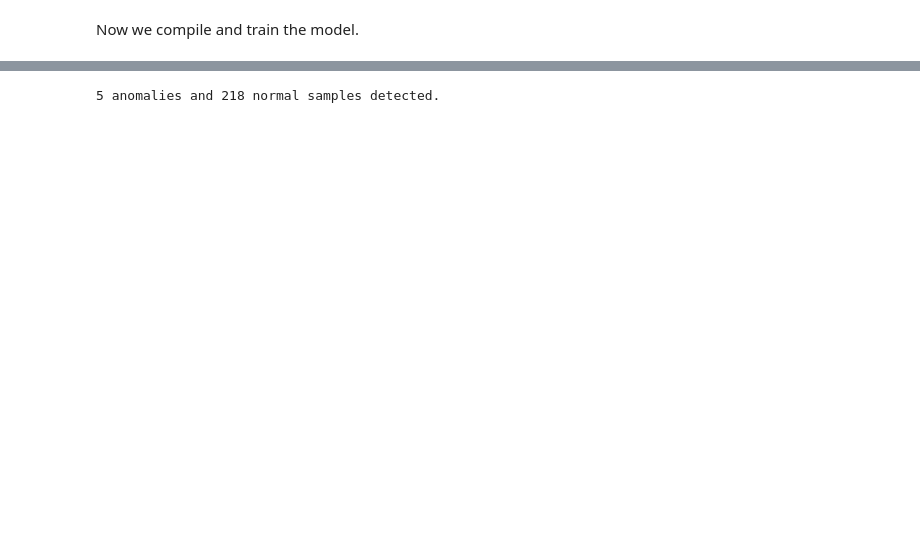
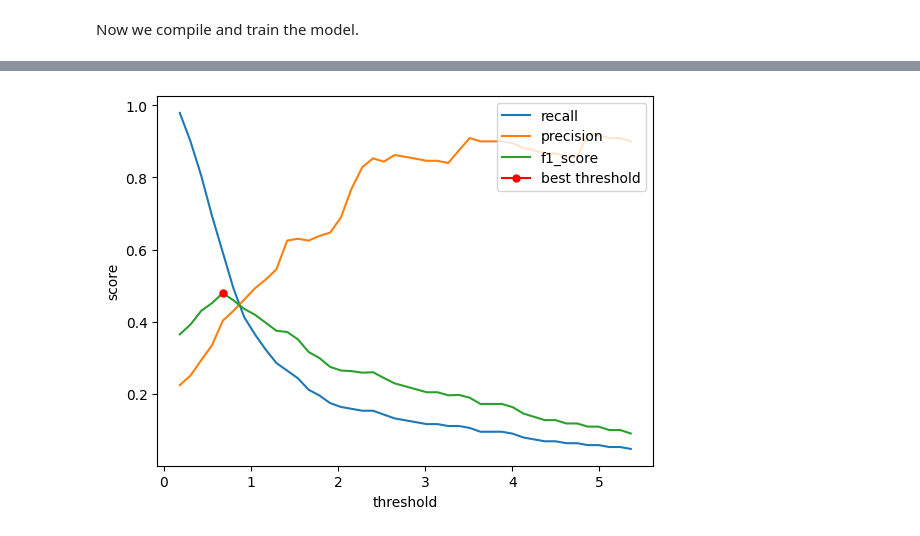
Before and after one commit to jstringara/Fintech, a Jupyter notebook: BC3/autoencoder.ipynb, the cells around one changed output, grey strips where cells are left out. Saved outputs shown, nothing was run; the diff lists cells and outputs as text; code cells hidden in the pictures; blank space fills up the shorter version.

```diff
--- a/BC3/autoencoder.ipynb
+++ b/BC3/autoencoder.ipynb
@@ -154,7 +308,8 @@ Epoch 100/100
 # %%
 # Make prediction
 prediction_test = model.predict(X_test)
-# Evaluate the model on test set
-reconstruction_errors = np.mean(np.power(X_test - model.predict(X_test), 2), axis=1)
-reconstruction_errors_train = np.mean(np.power(X_train - model.predict(X_train), 2), axis=1)
+prediction_train = model.predict(X_train)
+# Evaluate the model on test set and on training (we take the mean of the squared errors)
+reconstruction_errors = np.mean(np.power(X_test - prediction_test, 2), axis=1)
+reconstruction_errors_train = np.mean(np.power(X_train - prediction_train, 2), axis=1)
 # %% [output]
@@ -164,8 +318,46 @@ reconstruction_errors_train = np.mean(np.power(X_train - model.predict(X_train),
-# %%
-# Set threshold based on reconstruction error distribution of inlier samples
-threshold = np.percentile(reconstruction_errors_train, 97.5)
-anomalies = np.where(reconstruction_errors > threshold)[0]
-normal = np.where(reconstruction_errors <= threshold)[0]
-print(f"{len(anomalies)} anomalies and {len(normal)} normal samples detected.")
-# %% [output]
-5 anomalies and 218 normal samples detected.
+# %%
+# find the best threshold for the reconstruction error (on the training set)
+# create a vector of 100 values between the minimum and maximum reconstruction error
+thresholds = np.linspace(np.min(reconstruction_errors_train), np.max(reconstruction_errors_train), 200)
+# create a dataframe with first column the thresholds above, then a column for true positives, false positives, true negatives and false negatives, then a column for recall, precision and f1 score
+df = pd.DataFrame(thresholds, columns=['threshold'])
+df['tp'] = np.zeros(len(thresholds))
+df['fp'] = np.zeros(len(thresholds))
+df['tn'] = np.zeros(len(thresholds))
+df['fn'] = np.zeros(len(thresholds))
+df['recall'] = np.zeros(len(thresholds))
+df['precision'] = np.zeros(len(thresholds))
+df['f1_score'] = np.zeros(len(thresholds))
+
+# for each threshold
+for threshold in thresholds:
+    # create the confusion matrix
+    tp = np.sum(np.logical_and(reconstruction_errors_train > threshold, Y_train == 1))
+    fp = np.sum(np.logical_and(reconstruction_errors_train > threshold, Y_train == 0))
+    tn = np.sum(np.logical_and(reconstruction_errors_train <= threshold, Y_train == 0))
+    fn = np.sum(np.logical_and(reconstruction_errors_train <= threshold, Y_train == 1))
+    # store the confusion matrix in the dataframe
+    df.loc[df['threshold'] == threshold, 'tp'] = tp
+    df.loc[df['threshold'] == threshold, 'fp'] = fp
+    df.loc[df['threshold'] == threshold, 'tn'] = tn
+    df.loc[df['threshold'] == threshold, 'fn'] = fn
+
+# delete all the rows with a zero in the confusion matrix
+df = df[(df[['tp', 'fp', 'tn', 'fn']] != 0).all(axis=1)]
+# calculate the recall, precision and f1 score for each threshold
+df['recall'] = df['tp']/(df['tp']+df['fn'])
+df['precision'] = df['tp']/(df['tp']+df['fp'])
+df['f1_score'] = 2*df['precision']*df['recall']/(df['precision']+df['recall'])
+
+# plot the recall, precision and f1 score for each threshold
+plt.plot(df['threshold'], df['recall'])
+plt.plot(df['threshold'], df['precision'])
+plt.plot(df['threshold'], df['f1_score'])
+# plot the best threshold and the best f1 score
+plt.plot(df.loc[df['f1_score'].idxmax(), 'threshold'], df.loc[df['f1_score'].idxmax(), 'f1_score'], marker='o', markersize=5, color="red")
+plt.xlabel('threshold')
+plt.ylabel('score')
+plt.legend(['recall', 'precision', 'f1_score', 'best threshold'], loc='upper right')
+plt.show()
+# %% [output]
+[figure, added]
```
Also changed, not shown: parts of 19 cells of this notebook, 4 other files.
